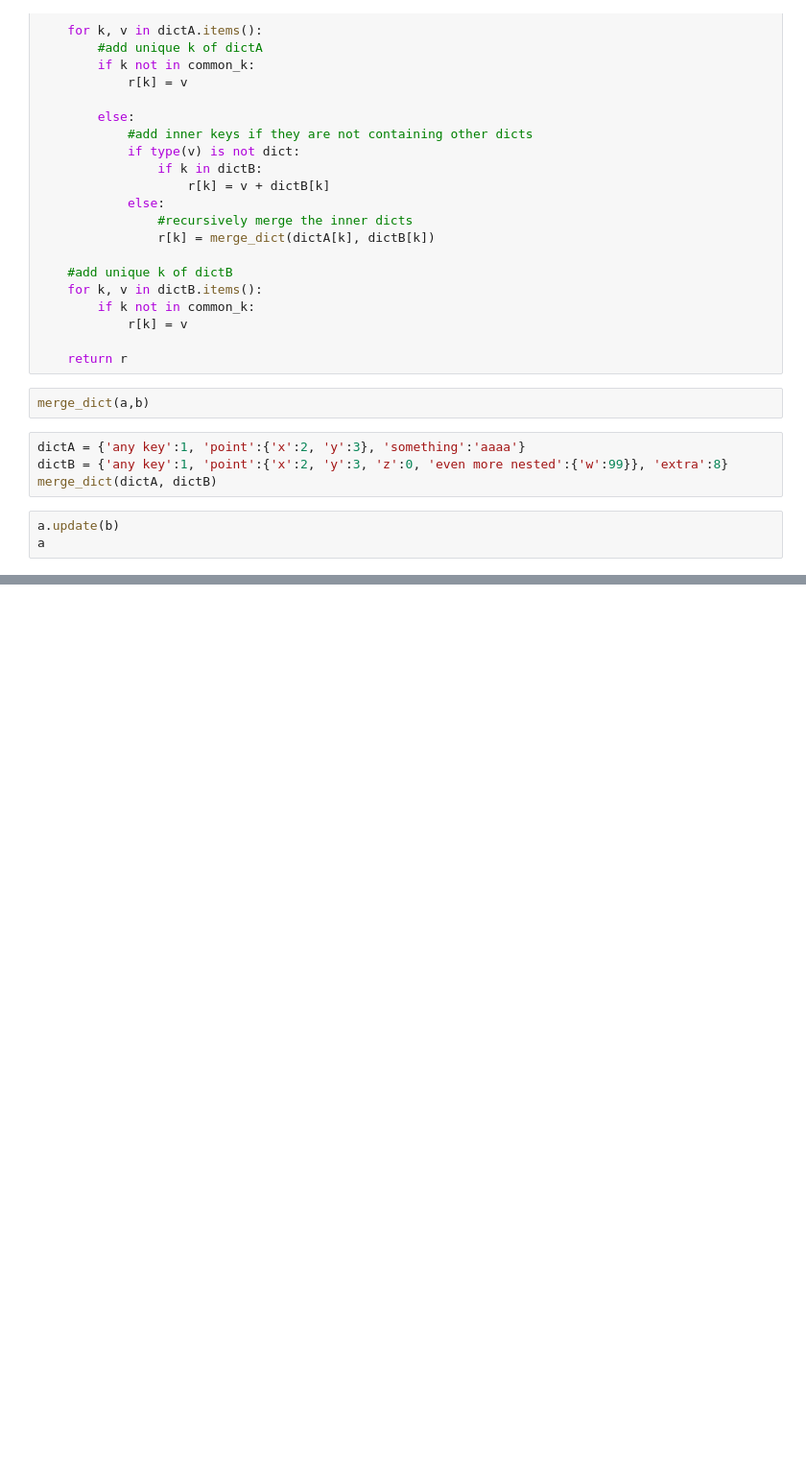
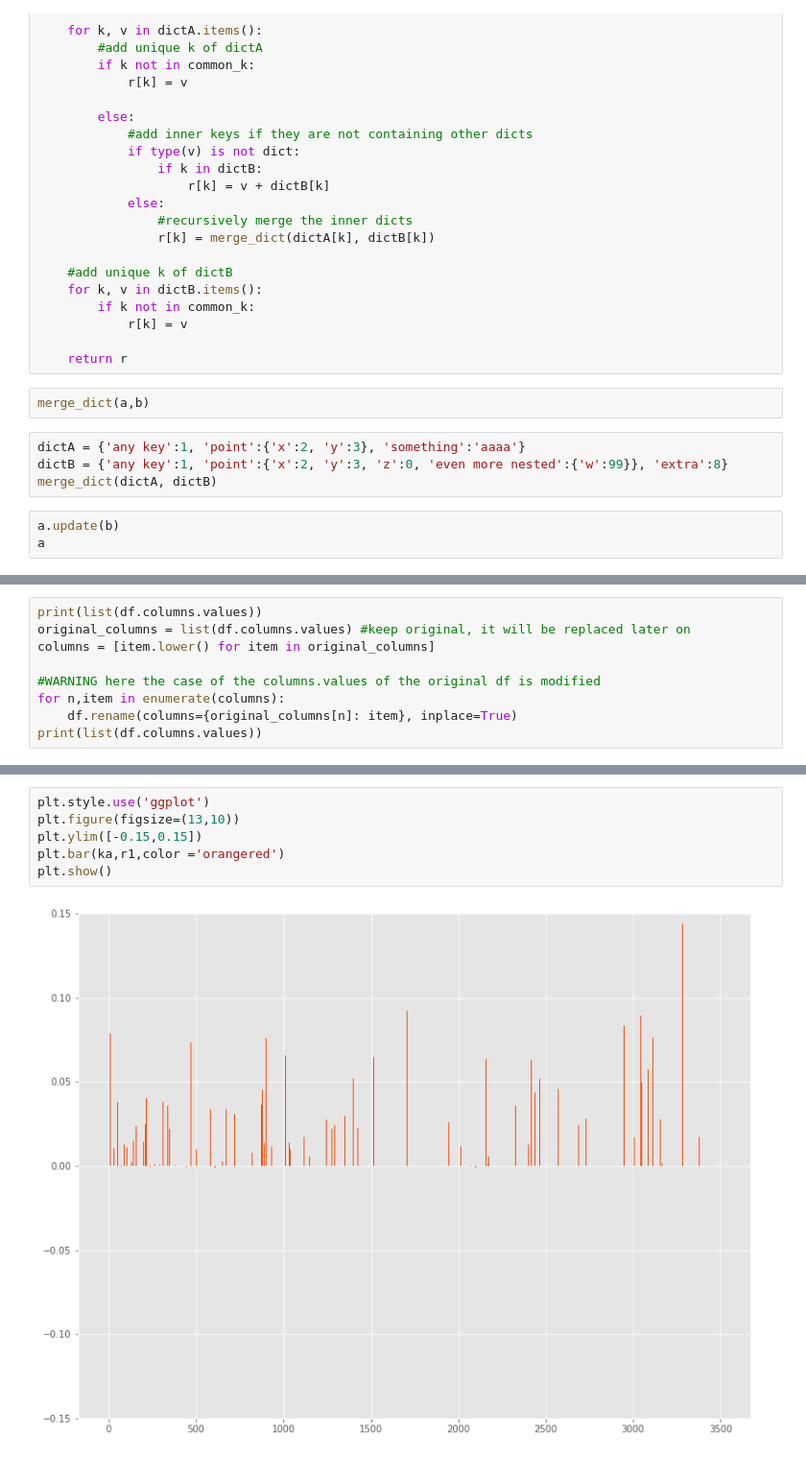
Before and after one commit to 25shmeckles/alefuncs, a Jupyter notebook: sketchbook.ipynb, the cells around one changed output, grey strips where cells are left out. Shown at 96% size. Cells and saved outputs as stored; diff of their text form; blank space fills up the shorter version.

```diff
--- a/sketchbook.ipynb
+++ b/sketchbook.ipynb
@@ -330,0 +548,9 @@ data.head()
+# %%
+print(list(df.columns.values))
+original_columns = list(df.columns.values) #keep original, it will be replaced later on
+columns = [item.lower() for item in original_columns]
+
+#WARNING here the case of the columns.values of the original df is modified
+for n,item in enumerate(columns):
+    df.rename(columns={original_columns[n]: item}, inplace=True)
+print(list(df.columns.values))
@@ -330,0 +639,8 @@ data.head()
+# %%
+plt.style.use('ggplot')
+plt.figure(figsize=(13,10))
+plt.ylim([-0.15,0.15])
+plt.bar(ka,r1,color ='orangered')
+plt.show()
+# %% [output]
+[figure, added]
```
Also changed, not shown: parts of 16 cells of this notebook, 1 other file.
